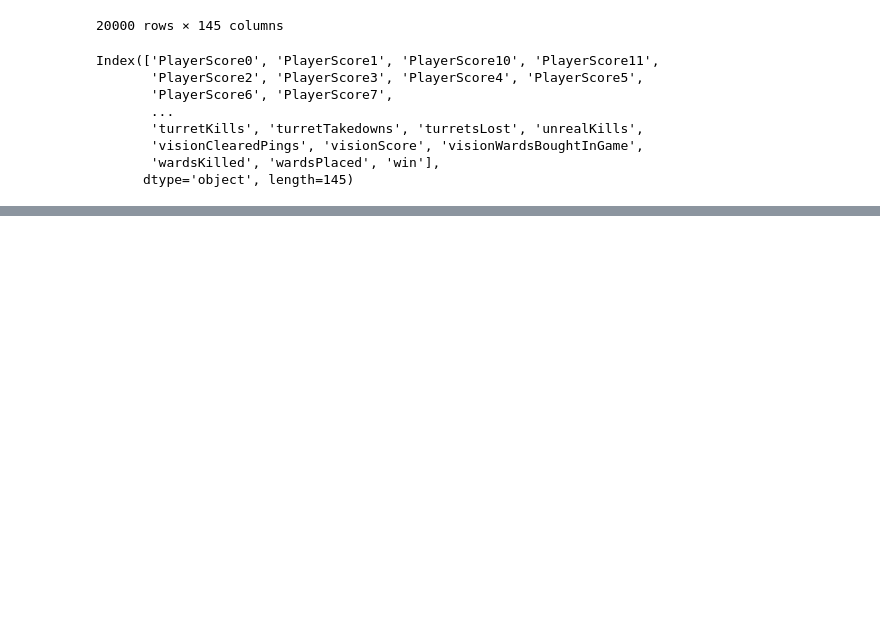
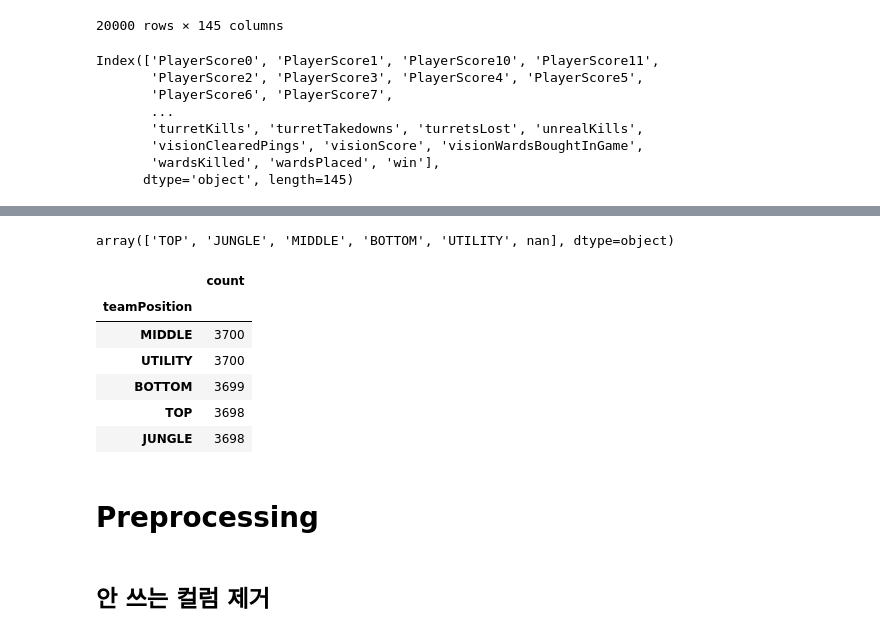
Before and after one commit to RoRdil31/lol-win-factors, a Jupyter notebook: main.ipynb, the cells around one changed output, grey strips where cells are left out. Cells and saved outputs as stored; diff of their text form; code cells hidden in the pictures; blank space fills up the shorter version.

```diff
--- a/main.ipynb
+++ b/main.ipynb
@@ -189,0 +259,18 @@ Index(['PlayerScore0', 'PlayerScore1', 'PlayerScore10', 'PlayerScore11',
+# %%
+df.teamPosition.unique()
+# %% [output]
+array(['TOP', 'JUNGLE', 'MIDDLE', 'BOTTOM', 'UTILITY', nan], dtype=object)
+# %%
+display(df.teamPosition.value_counts().to_frame())
+# %% [output]
+|  | count |
+| teamPosition |  |
+| MIDDLE | 3700 |
+| UTILITY | 3700 |
+| BOTTOM | 3699 |
+| TOP | 3698 |
+| JUNGLE | 3698 |
+# %% [markdown]
+# Preprocessing
+# %% [markdown]
+## 안 쓰는 컬럼 제거
```
Also changed, not shown: parts of 55 cells of this notebook, 2 other files.
